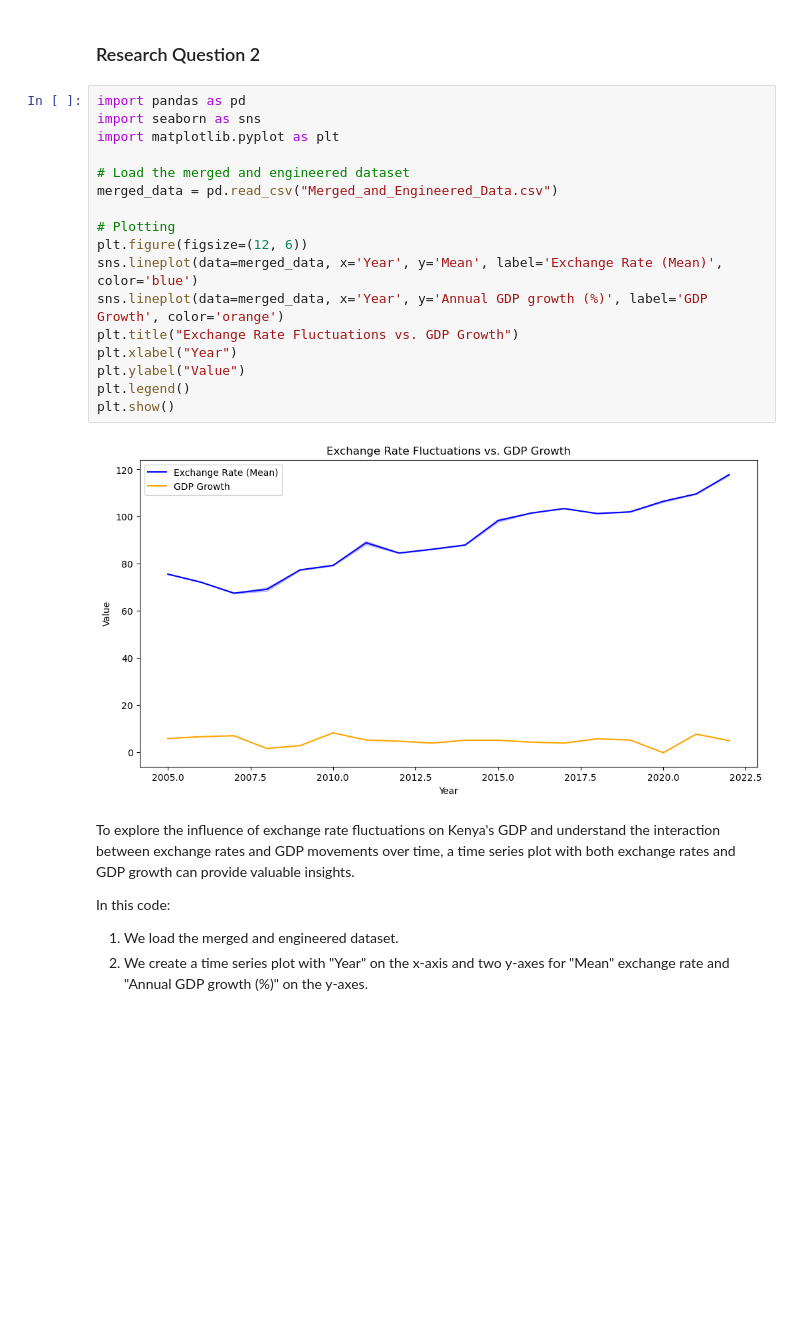
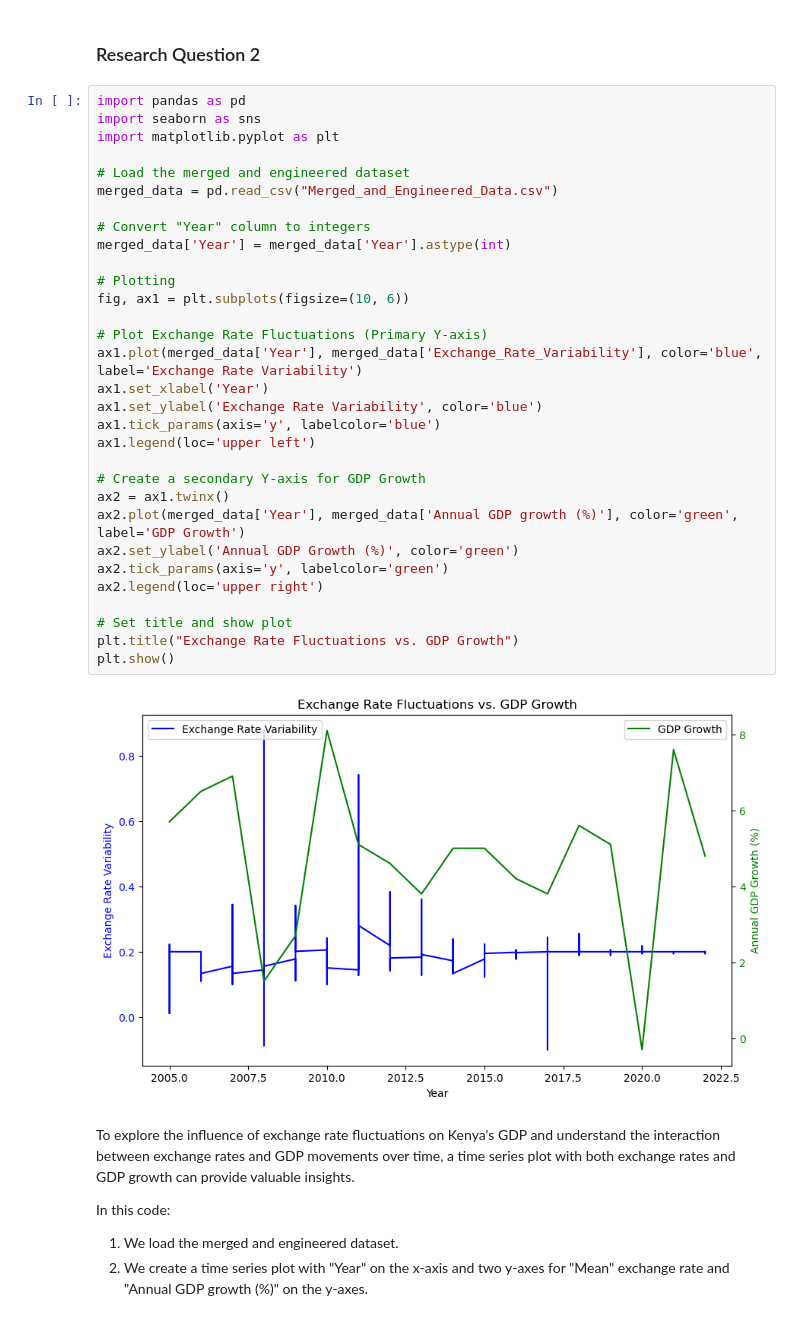
Before and after one commit to MadScie254/Phase-3-project-modelling, a Jupyter notebook: Research_Questions.ipynb, the cells around one changed output. Saved outputs shown, nothing was run; the diff lists cells and outputs as text; blank space fills up the shorter version.

Commit message:
graph change

```diff
--- a/Research_Questions.ipynb
+++ b/Research_Questions.ipynb
@@ -115,22 +119,36 @@ The scatter plot and regression analysis provide an initial exploration of the r
 # %%
 import pandas as pd
 import seaborn as sns
 import matplotlib.pyplot as plt
 
 # Load the merged and engineered dataset
 merged_data = pd.read_csv("Merged_and_Engineered_Data.csv")
 
+# Convert "Year" column to integers
+merged_data['Year'] = merged_data['Year'].astype(int)
+
 # Plotting
-plt.figure(figsize=(12, 6))
-sns.lineplot(data=merged_data, x='Year', y='Mean', label='Exchange Rate (Mean)', color='blue')
-sns.lineplot(data=merged_data, x='Year', y='Annual GDP growth (%)', label='GDP Growth', color='orange')
+fig, ax1 = plt.subplots(figsize=(10, 6))
+
+# Plot Exchange Rate Fluctuations (Primary Y-axis)
+ax1.plot(merged_data['Year'], merged_data['Exchange_Rate_Variability'], color='blue', label='Exchange Rate Variability')
+ax1.set_xlabel('Year')
+ax1.set_ylabel('Exchange Rate Variability', color='blue')
+ax1.tick_params(axis='y', labelcolor='blue')
+ax1.legend(loc='upper left')
+
+# Create a secondary Y-axis for GDP Growth
+ax2 = ax1.twinx()
+ax2.plot(merged_data['Year'], merged_data['Annual GDP growth (%)'], color='green', label='GDP Growth')
+ax2.set_ylabel('Annual GDP Growth (%)', color='green')
+ax2.tick_params(axis='y', labelcolor='green')
+ax2.legend(loc='upper right')
+
+# Set title and show plot
 plt.title("Exchange Rate Fluctuations vs. GDP Growth")
-plt.xlabel("Year")
-plt.ylabel("Value")
-plt.legend()
 plt.show()
 # %% [output]
-[figure, old version]
+[figure, new version]
 # %% [markdown]
 To explore the influence of exchange rate fluctuations on Kenya's GDP and understand the interaction between exchange rates and GDP movements over time, a time series plot with both exchange rates and GDP growth can provide valuable insights.
 
```
Also changed, not shown: parts of 1 cell of this notebook.
